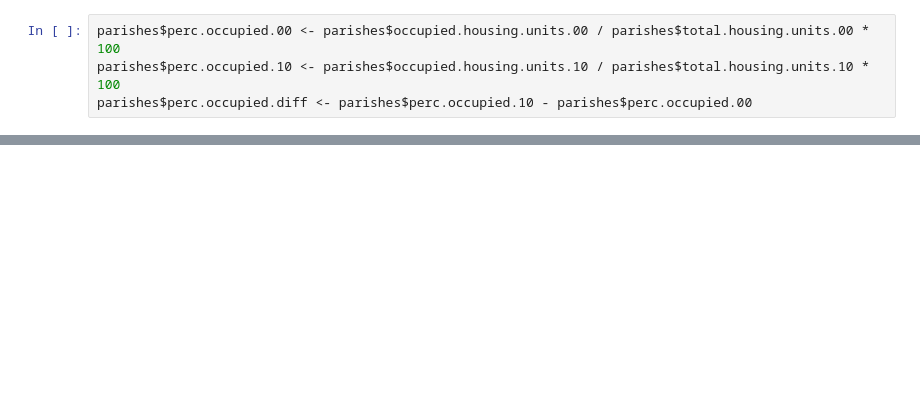
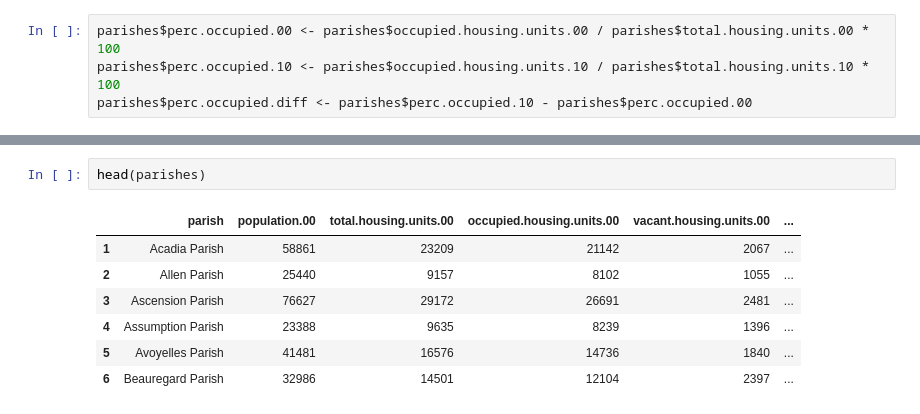
Before and after one commit to OpenNewsLabs/r-workshop-ire, a Jupyter notebook: More with R.ipynb, the cells around one changed output, grey strips where cells are left out. Saved outputs shown, nothing was run; the diff lists cells and outputs as text; blank space fills up the shorter version.

```diff
--- a/More with R.ipynb
+++ b/More with R.ipynb
@@ -159,0 +196,10 @@ abline(v = 0, lwd = 5)
+# %%
+head(parishes)
+# %% [output]
+|  | parish | population.00 | total.housing.units.00 | occupied.housing.units.00 | vacant.housing.units.00 | ... |
+| 1 | Acadia Parish | 58861 | 23209 | 21142 | 2067 | ... |
+| 2 | Allen Parish | 25440 | 9157 | 8102 | 1055 | ... |
+| 3 | Ascension Parish | 76627 | 29172 | 26691 | 2481 | ... |
+| 4 | Assumption Parish | 23388 | 9635 | 8239 | 1396 | ... |
+| 5 | Avoyelles Parish | 41481 | 16576 | 14736 | 1840 | ... |
+| 6 | Beauregard Parish | 32986 | 14501 | 12104 | 2397 | ... |
```
Also changed, not shown: parts of 8 cells of this notebook.
